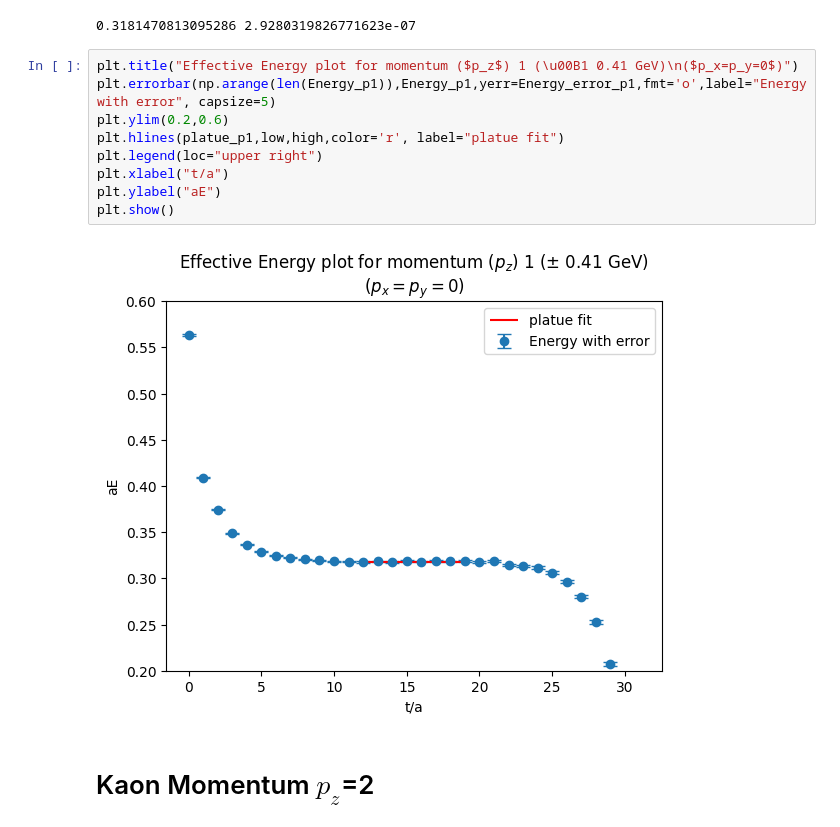
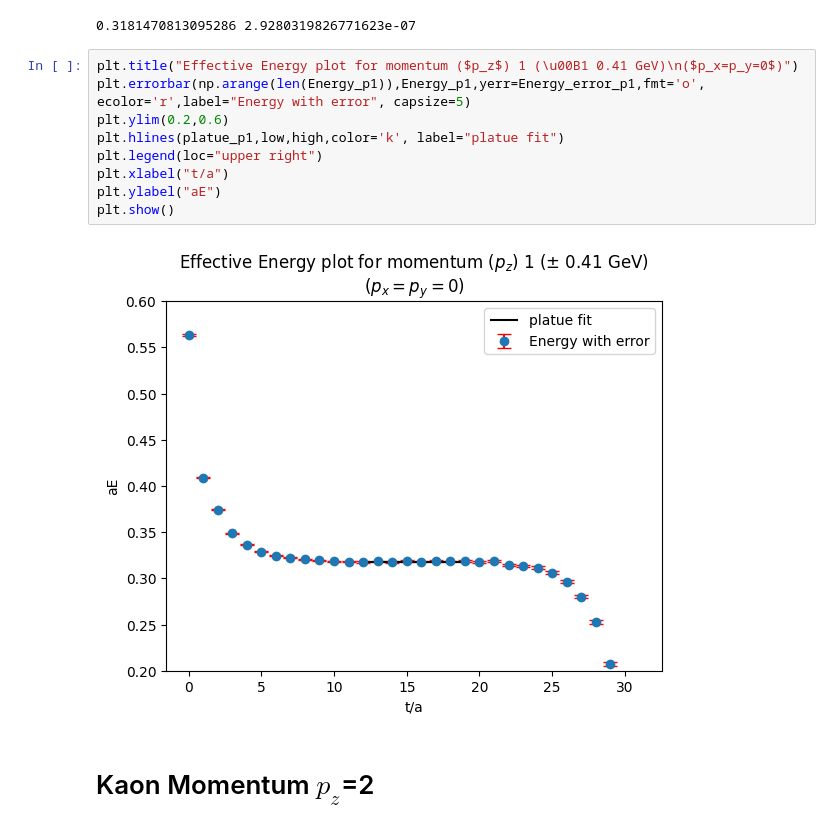
Before and after one commit to Nirban-A/The-energy-spectrum-of-the-kaon-from-Lattice-QCD, a Jupyter notebook: Analysis.ipynb, the cells around one changed output. Cells and saved outputs as stored; diff of their text form.

```diff
--- a/Analysis.ipynb
+++ b/Analysis.ipynb
@@ -89,15 +87,15 @@ print(platue_p1, platue_error_p1)
 0.3181470813095286 2.9280319826771623e-07
 # %%
 plt.title("Effective Energy plot for momentum ($p_z$) 1 (\u00B1 0.41 GeV)\n($p_x=p_y=0$)")
-plt.errorbar(np.arange(len(Energy_p1)),Energy_p1,yerr=Energy_error_p1,fmt='o',label="Energy with error", capsize=5)
+plt.errorbar(np.arange(len(Energy_p1)),Energy_p1,yerr=Energy_error_p1,fmt='o', ecolor='r',label="Energy with error", capsize=5)
 plt.ylim(0.2,0.6)
-plt.hlines(platue_p1,low,high,color='r', label="platue fit")
+plt.hlines(platue_p1,low,high,color='k', label="platue fit")
 plt.legend(loc="upper right")
 plt.xlabel("t/a")
 plt.ylabel("aE")
 plt.show()
 # %% [output]
-[figure, old version]
+[figure, new version]
 # %% [markdown]
 # Kaon Momentum $p_z$=2
 # %%
```
Also changed, not shown: parts of 18 cells of this notebook.
